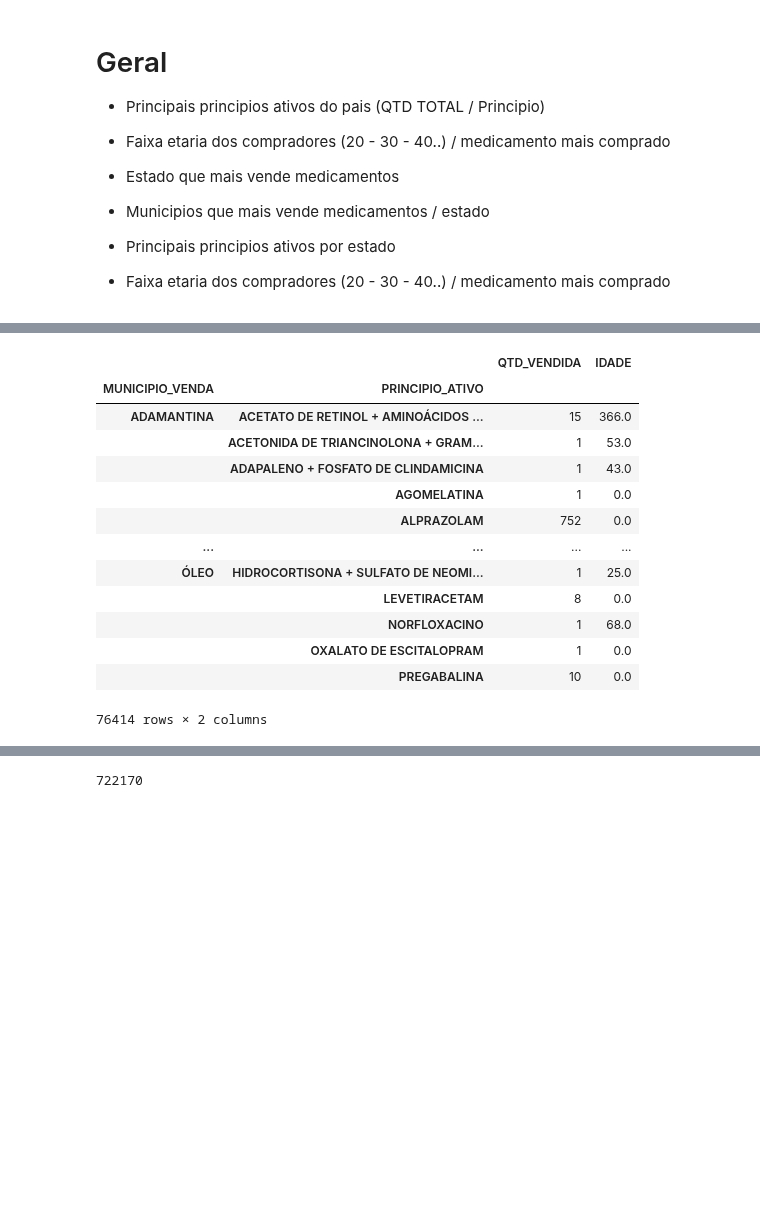
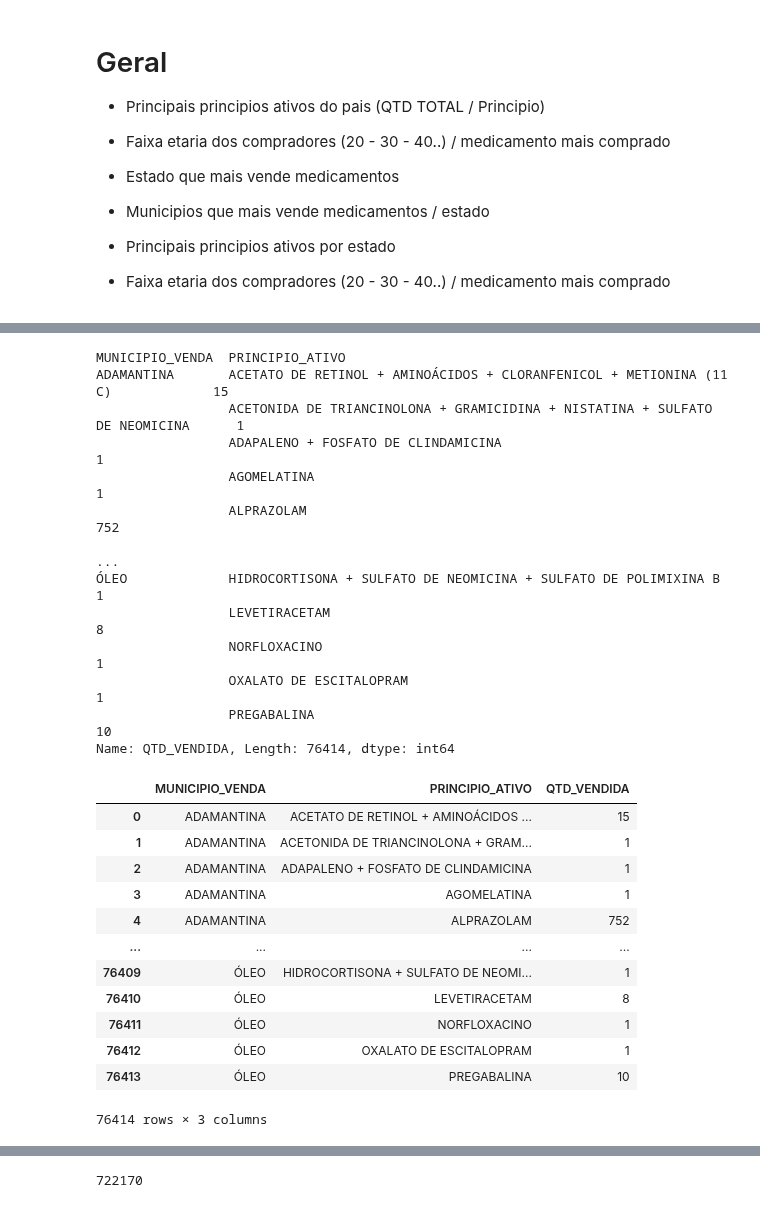
Before and after one commit to HyperaWictor/Trabalho-Final---Modulo-2-Data-Journey-, a Jupyter notebook: projeto_final.ipynb, the cells around one changed output, grey strips where cells are left out. Drawn from its saved outputs; the diff is of its cells as text; code cells hidden in the pictures; blank space fills up the shorter version.

```diff
--- a/projeto_final.ipynb
+++ b/projeto_final.ipynb
@@ -96,19 +123,36 @@ filtro_2
 # %%
-soma = filtro_2.groupby(["MUNICIPIO_VENDA", "PRINCIPIO_ATIVO"]).sum()
+soma = filtro_2.groupby(["MUNICIPIO_VENDA", "PRINCIPIO_ATIVO"])["QTD_VENDIDA"].sum()
 # %%
 soma
 # %% [output]
-|  |  | QTD_VENDIDA | IDADE |
-| MUNICIPIO_VENDA | PRINCIPIO_ATIVO |  |  |
-| ADAMANTINA | ACETATO DE RETINOL + AMINOÁCIDOS ... | 15 | 366.0 |
-|  | ACETONIDA DE TRIANCINOLONA + GRAM... | 1 | 53.0 |
-|  | ADAPALENO + FOSFATO DE CLINDAMICINA | 1 | 43.0 |
-|  | AGOMELATINA | 1 | 0.0 |
-|  | ALPRAZOLAM | 752 | 0.0 |
-| ... | ... | ... | ... |
-| ÓLEO | HIDROCORTISONA + SULFATO DE NEOMI... | 1 | 25.0 |
-|  | LEVETIRACETAM | 8 | 0.0 |
-|  | NORFLOXACINO | 1 | 68.0 |
-|  | OXALATO DE ESCITALOPRAM | 1 | 0.0 |
-|  | PREGABALINA | 10 | 0.0 |
-76414 rows × 2 columns
+MUNICIPIO_VENDA  PRINCIPIO_ATIVO
+ADAMANTINA       ACETATO DE RETINOL + AMINOÁCIDOS + CLORANFENICOL + METIONINA (11 C)             15
+                 ACETONIDA DE TRIANCINOLONA + GRAMICIDINA + NISTATINA + SULFATO DE NEOMICINA      1
+                 ADAPALENO + FOSFATO DE CLINDAMICINA                                              1
+                 AGOMELATINA                                                                      1
+                 ALPRAZOLAM                                                                     752
+                                                                                               ...
+ÓLEO             HIDROCORTISONA + SULFATO DE NEOMICINA + SULFATO DE POLIMIXINA B                  1
+                 LEVETIRACETAM                                                                    8
+                 NORFLOXACINO                                                                     1
+                 OXALATO DE ESCITALOPRAM                                                          1
+                 PREGABALINA                                                                     10
+Name: QTD_VENDIDA, Length: 76414, dtype: int64
+# %%
+soma = soma.reset_index()
+# %%
+soma
+# %% [output]
+|  | MUNICIPIO_VENDA | PRINCIPIO_ATIVO | QTD_VENDIDA |
+| 0 | ADAMANTINA | ACETATO DE RETINOL + AMINOÁCIDOS ... | 15 |
+| 1 | ADAMANTINA | ACETONIDA DE TRIANCINOLONA + GRAM... | 1 |
+| 2 | ADAMANTINA | ADAPALENO + FOSFATO DE CLINDAMICINA | 1 |
+| 3 | ADAMANTINA | AGOMELATINA | 1 |
+| 4 | ADAMANTINA | ALPRAZOLAM | 752 |
+| ... | ... | ... | ... |
+| 76409 | ÓLEO | HIDROCORTISONA + SULFATO DE NEOMI... | 1 |
+| 76410 | ÓLEO | LEVETIRACETAM | 8 |
+| 76411 | ÓLEO | NORFLOXACINO | 1 |
+| 76412 | ÓLEO | OXALATO DE ESCITALOPRAM | 1 |
+| 76413 | ÓLEO | PREGABALINA | 10 |
+76414 rows × 3 columns
```
Also changed, not shown: parts of 10 cells of this notebook.
